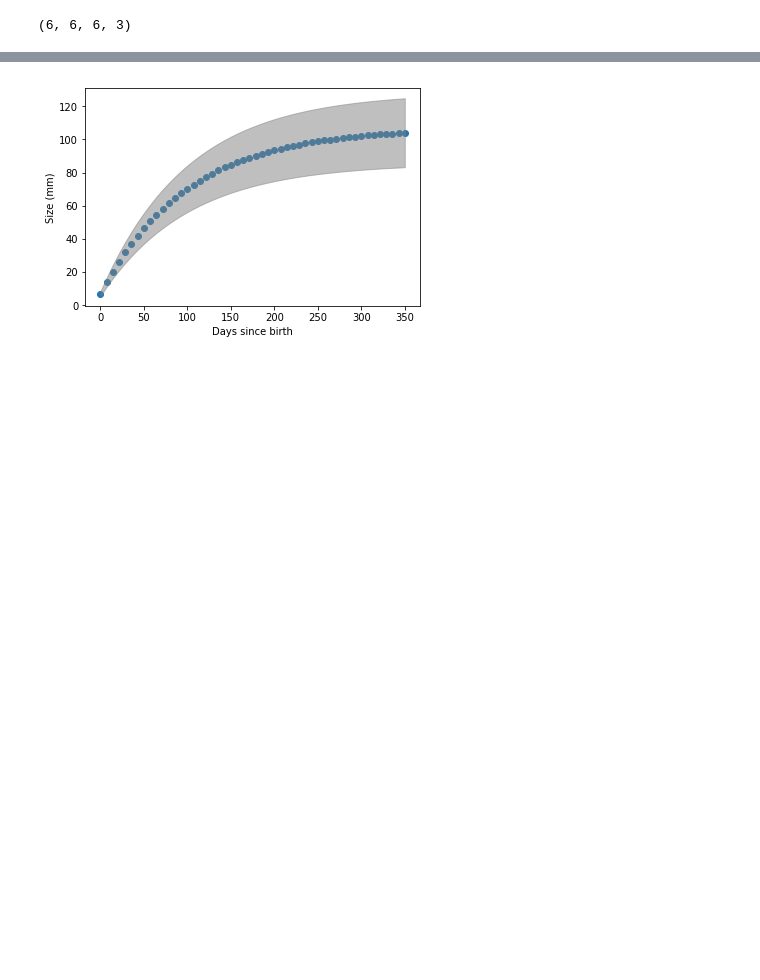
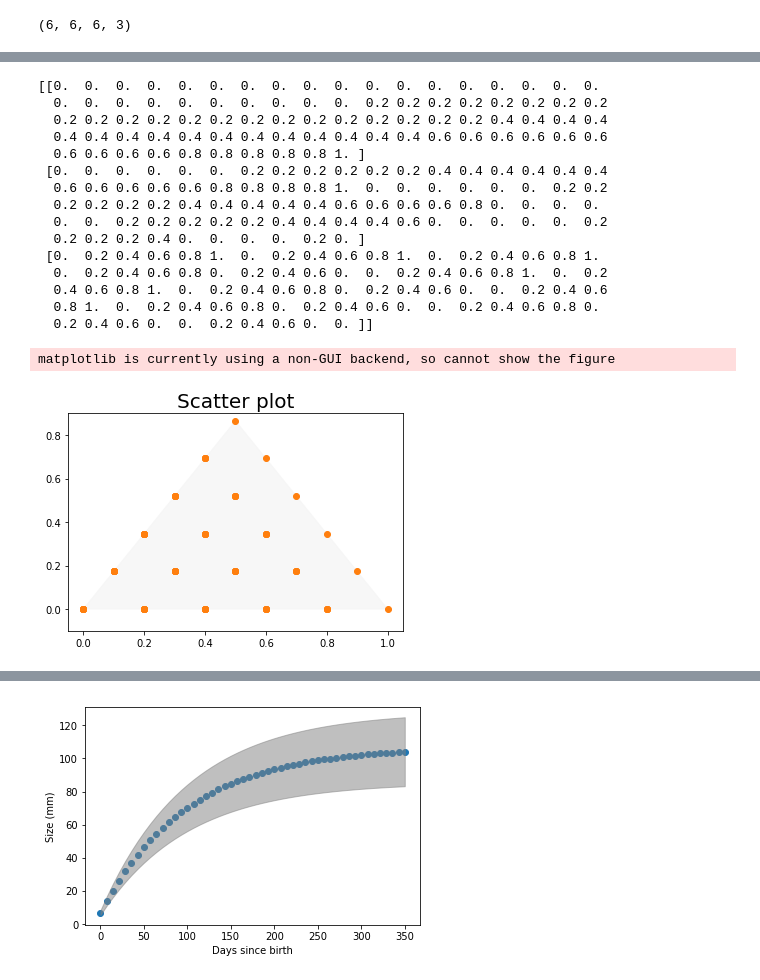
Before and after one commit to aperkes/BayesBattleBots, a Jupyter notebook: BayesFights.ipynb, the cells around one changed output, grey strips where cells are left out. Drawn from its saved outputs; the diff is of its cells as text; code cells hidden in the pictures; blank space fills up the shorter version.

```diff
--- a/BayesFights.ipynb
+++ b/BayesFights.ipynb
@@ -16,14 +16,20 @@ print(output.shape)
 
 #even_list = [0,.25,.50,.75,1]
 even_list = [0,.2,.4,.6,.8,1]
+luck_list = [0,.05,0.1,0.2,0.3,0.5]
 
 data_list = []
-for i in range(5):
-    for j in range(5):
-        for k in range(5):
-            [lin,acc,const] = output[i,j,k]
-            data_list.append([even_list[i],even_list[j],even_list[k],lin,acc,const])
-test_df = pd.DataFrame(data_list,columns=['skill','effort','luck','linearity','accuracy','consistency'])
+point_list = []
+for i in range(6):
+    for j in range(6):
+        for k in range(6):
+            if even_list[i] + even_list[j] + luck_list[k] > 1:
+                continue
+            [lin,const,acc] = output[i,j,k]
+            data_list.append([even_list[i],even_list[j],even_list[k],lin,const,acc])
+            point_list.append([even_list[i],even_list[j],even_list[k]])
+test_df = pd.DataFrame(data_list,columns=['skill','effort','luck',
+                                          'linearity','stability','accuracy'])
 # %% [output]
 (6, 6, 6, 3)
 # %%
@@ -36,0 +54,27 @@ fig.show()
+# %%
+import ternary
+fig,tax = ternary.figure()
+tax.set_title("Scatter plot",fontsize=20)
+points = np.array([test_df['skill'],test_df['effort'],test_df['luck']])
+
+tax.scatter(point_list)
+fig.show()
+print(points)
+# %% [output]
+[[0.  0.  0.  0.  0.  0.  0.  0.  0.  0.  0.  0.  0.  0.  0.  0.  0.  0.
+  0.  0.  0.  0.  0.  0.  0.  0.  0.  0.  0.2 0.2 0.2 0.2 0.2 0.2 0.2 0.2
+  0.2 0.2 0.2 0.2 0.2 0.2 0.2 0.2 0.2 0.2 0.2 0.2 0.2 0.2 0.4 0.4 0.4 0.4
+  0.4 0.4 0.4 0.4 0.4 0.4 0.4 0.4 0.4 0.4 0.4 0.4 0.6 0.6 0.6 0.6 0.6 0.6
+  0.6 0.6 0.6 0.6 0.8 0.8 0.8 0.8 0.8 1. ]
+ [0.  0.  0.  0.  0.  0.  0.2 0.2 0.2 0.2 0.2 0.2 0.4 0.4 0.4 0.4 0.4 0.4
+  0.6 0.6 0.6 0.6 0.6 0.8 0.8 0.8 0.8 1.  0.  0.  0.  0.  0.  0.  0.2 0.2
+  0.2 0.2 0.2 0.2 0.4 0.4 0.4 0.4 0.4 0.6 0.6 0.6 0.6 0.8 0.  0.  0.  0.
+  0.  0.  0.2 0.2 0.2 0.2 0.2 0.4 0.4 0.4 0.4 0.6 0.  0.  0.  0.  0.  0.2
+  0.2 0.2 0.2 0.4 0.  0.  0.  0.  0.2 0. ]
+ [0.  0.2 0.4 0.6 0.8 1.  0.  0.2 0.4 0.6 0.8 1.  0.  0.2 0.4 0.6 0.8 1.
+  0.  0.2 0.4 0.6 0.8 0.  0.2 0.4 0.6 0.  0.  0.2 0.4 0.6 0.8 1.  0.  0.2
+  0.4 0.6 0.8 1.  0.  0.2 0.4 0.6 0.8 0.  0.2 0.4 0.6 0.  0.  0.2 0.4 0.6
+  0.8 1.  0.  0.2 0.4 0.6 0.8 0.  0.2 0.4 0.6 0.  0.  0.2 0.4 0.6 0.8 0.
+  0.2 0.4 0.6 0.  0.  0.2 0.4 0.6 0.  0. ]]
+matplotlib is currently using a non-GUI backend, so cannot show the figure
+[figure, added]
```
Also changed, not shown: parts of 3 cells of this notebook, 6 other files.
